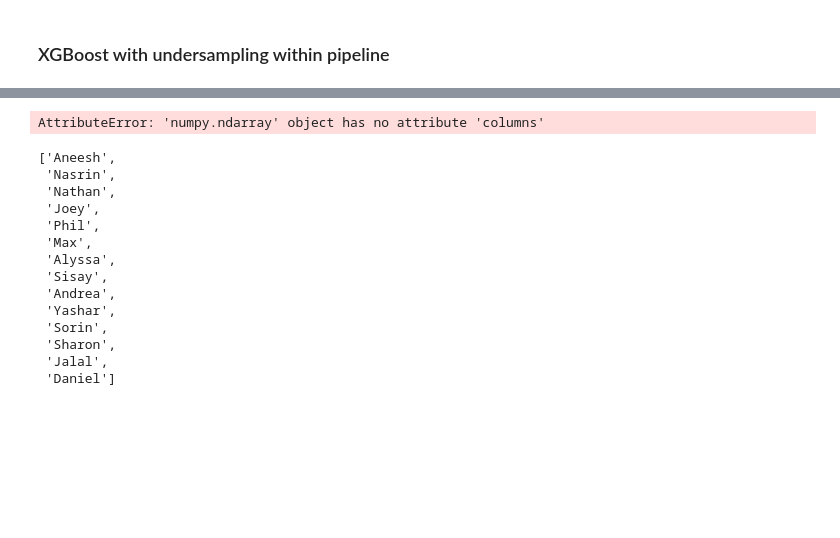
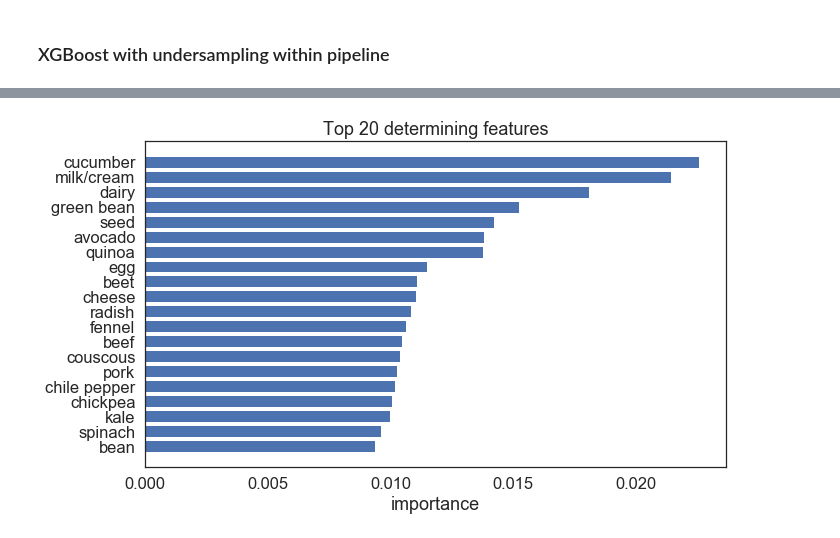
Before and after one commit to akharina/healthy_recipes, a Jupyter notebook: Technical_Notebook.ipynb, the cells around one changed output, grey strips where cells are left out. Drawn from its saved outputs; the diff is of its cells as text; code cells hidden in the pictures; blank space fills up the shorter version.

```diff
--- a/Technical_Notebook.ipynb
+++ b/Technical_Notebook.ipynb
@@ -815,4 +772,0 @@ Confusion matrix, without normalization
-# %%
-os_rf = RandomForestClassifier(bootstrap=True, max_depth=5, max_features='sqrt',n_estimators=200)
-os_rf.fit(X_train, y_train)
-create_plot_of_feature_importances(us_rf, X_train)
@@ -887,30 +862,12 @@ Confusion matrix, without normalization
 # %%
+X_train = pd.DataFrame(X_train, columns=X.columns)
+
 xgb_model = xgb.XGBClassifier(learning_rate=0.2, max_depth=2, n_estimators=400, subsample=0.8)
-xgb_model.fit(X_train_scaled, y_train)
-create_plot_of_feature_importances(xgb_model, X_train_scaled)
+X_train_scaled = pd.DataFrame(X_train, columns=X.columns)
+xgb_model.fit(X_train, y_train)
+create_plot_of_feature_importances(xgb_model, X_train)
 plt.tight_layout()
+
+plt.savefig("img/top20")
 # %% [output]
-AttributeError: 'numpy.ndarray' object has no attribute 'columns'
+[figure, added]
-# %%
-import random
-
-classmates = ["Daniel","Joey","Yashar","Sorin","Alyssa",
-              "Aneesh","Sisay","Phil","Nathan","Jalal",
-              "Max","Sharon","Nasrin","Andrea"]
-
-random.sample(classmates,len(classmates))
-# %% [output]
-['Aneesh',
- 'Nasrin',
- 'Nathan',
- 'Joey',
- 'Phil',
- 'Max',
- 'Alyssa',
- 'Sisay',
- 'Andrea',
- 'Yashar',
- 'Sorin',
- 'Sharon',
- 'Jalal',
- 'Daniel']
```
Also changed, not shown: parts of 20 cells of this notebook.
